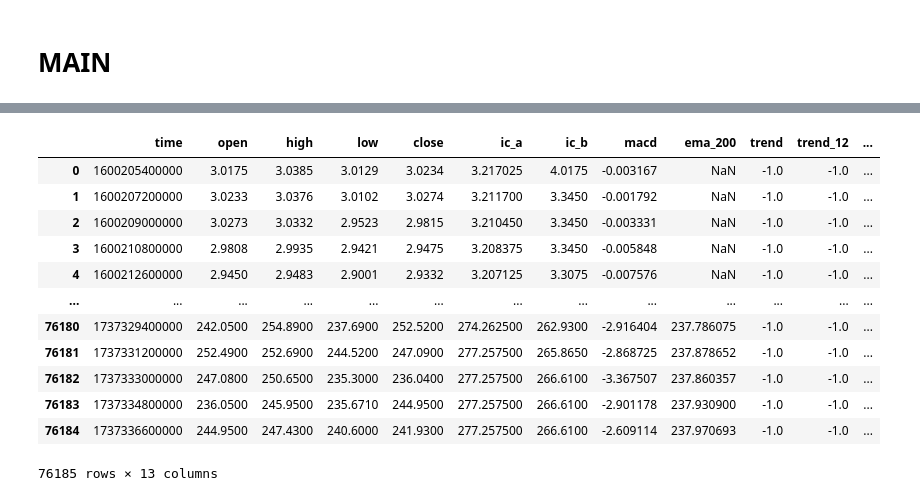
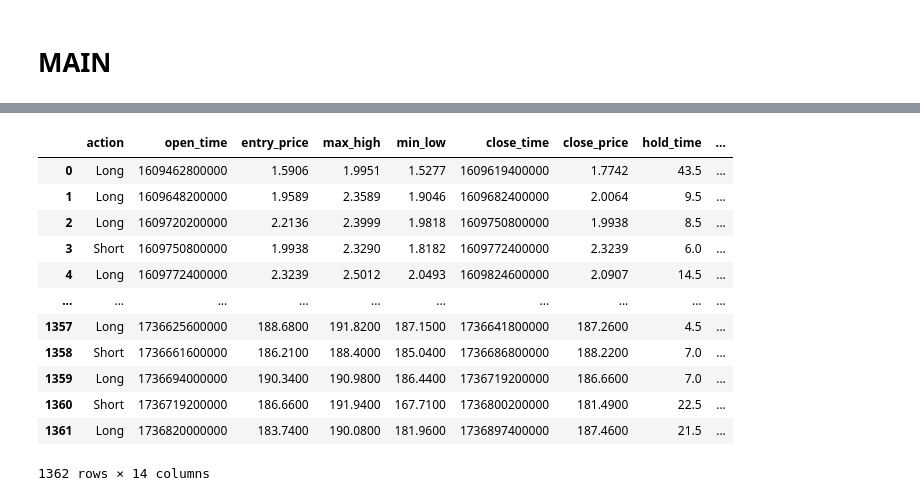
Before and after one commit to rheza-bitwyre/local-share-2, a Jupyter notebook: 03X_ST_IC/01_dev/03X_ST_IC_MACD_EMA.ipynb, the cells around one changed output, grey strips where cells are left out. Cells and saved outputs as stored; diff of their text form; code cells hidden in the pictures.

```diff
--- a/03X_ST_IC/01_dev/03X_ST_IC_MACD_EMA.ipynb
+++ b/03X_ST_IC/01_dev/03X_ST_IC_MACD_EMA.ipynb
@@ -2972,16 +3719,16 @@ plot_realized_pnl(final_df)
-# %%
-supertrend_ichimoku_macd_ema_df
-# %% [output]
-|  | time | open | high | low | close | ic_a | ic_b | macd | ema_200 | trend | trend_12 | ... |
-| 0 | 1600205400000 | 3.0175 | 3.0385 | 3.0129 | 3.0234 | 3.217025 | 4.0175 | -0.003167 | NaN | -1.0 | -1.0 | ... |
-| 1 | 1600207200000 | 3.0233 | 3.0376 | 3.0102 | 3.0274 | 3.211700 | 3.3450 | -0.001792 | NaN | -1.0 | -1.0 | ... |
-| 2 | 1600209000000 | 3.0273 | 3.0332 | 2.9523 | 2.9815 | 3.210450 | 3.3450 | -0.003331 | NaN | -1.0 | -1.0 | ... |
-| 3 | 1600210800000 | 2.9808 | 2.9935 | 2.9421 | 2.9475 | 3.208375 | 3.3450 | -0.005848 | NaN | -1.0 | -1.0 | ... |
-| 4 | 1600212600000 | 2.9450 | 2.9483 | 2.9001 | 2.9332 | 3.207125 | 3.3075 | -0.007576 | NaN | -1.0 | -1.0 | ... |
-| ... | ... | ... | ... | ... | ... | ... | ... | ... | ... | ... | ... | ... |
-| 76180 | 1737329400000 | 242.0500 | 254.8900 | 237.6900 | 252.5200 | 274.262500 | 262.9300 | -2.916404 | 237.786075 | -1.0 | -1.0 | ... |
-| 76181 | 1737331200000 | 252.4900 | 252.6900 | 244.5200 | 247.0900 | 277.257500 | 265.8650 | -2.868725 | 237.878652 | -1.0 | -1.0 | ... |
-| 76182 | 1737333000000 | 247.0800 | 250.6500 | 235.3000 | 236.0400 | 277.257500 | 266.6100 | -3.367507 | 237.860357 | -1.0 | -1.0 | ... |
-| 76183 | 1737334800000 | 236.0500 | 245.9500 | 235.6710 | 244.9500 | 277.257500 | 266.6100 | -2.901178 | 237.930900 | -1.0 | -1.0 | ... |
-| 76184 | 1737336600000 | 244.9500 | 247.4300 | 240.6000 | 241.9300 | 277.257500 | 266.6100 | -2.609114 | 237.970693 | -1.0 | -1.0 | ... |
-76185 rows × 13 columns
+# %%
+final_df
+# %% [output]
+|  | action | open_time | entry_price | max_high | min_low | close_time | close_price | hold_time | ... |
+| 0 | Long | 1609462800000 | 1.5906 | 1.9951 | 1.5277 | 1609619400000 | 1.7742 | 43.5 | ... |
+| 1 | Long | 1609648200000 | 1.9589 | 2.3589 | 1.9046 | 1609682400000 | 2.0064 | 9.5 | ... |
+| 2 | Long | 1609720200000 | 2.2136 | 2.3999 | 1.9818 | 1609750800000 | 1.9938 | 8.5 | ... |
+| 3 | Short | 1609750800000 | 1.9938 | 2.3290 | 1.8182 | 1609772400000 | 2.3239 | 6.0 | ... |
+| 4 | Long | 1609772400000 | 2.3239 | 2.5012 | 2.0493 | 1609824600000 | 2.0907 | 14.5 | ... |
+| ... | ... | ... | ... | ... | ... | ... | ... | ... | ... |
+| 1357 | Long | 1736625600000 | 188.6800 | 191.8200 | 187.1500 | 1736641800000 | 187.2600 | 4.5 | ... |
+| 1358 | Short | 1736661600000 | 186.2100 | 188.4000 | 185.0400 | 1736686800000 | 188.2200 | 7.0 | ... |
+| 1359 | Long | 1736694000000 | 190.3400 | 190.9800 | 186.4400 | 1736719200000 | 186.6600 | 7.0 | ... |
+| 1360 | Short | 1736719200000 | 186.6600 | 191.9400 | 167.7100 | 1736800200000 | 181.4900 | 22.5 | ... |
+| 1361 | Long | 1736820000000 | 183.7400 | 190.0800 | 181.9600 | 1736897400000 | 187.4600 | 21.5 | ... |
+1362 rows × 14 columns
```
Also changed, not shown: parts of 19 cells of this notebook, 2 other files.
